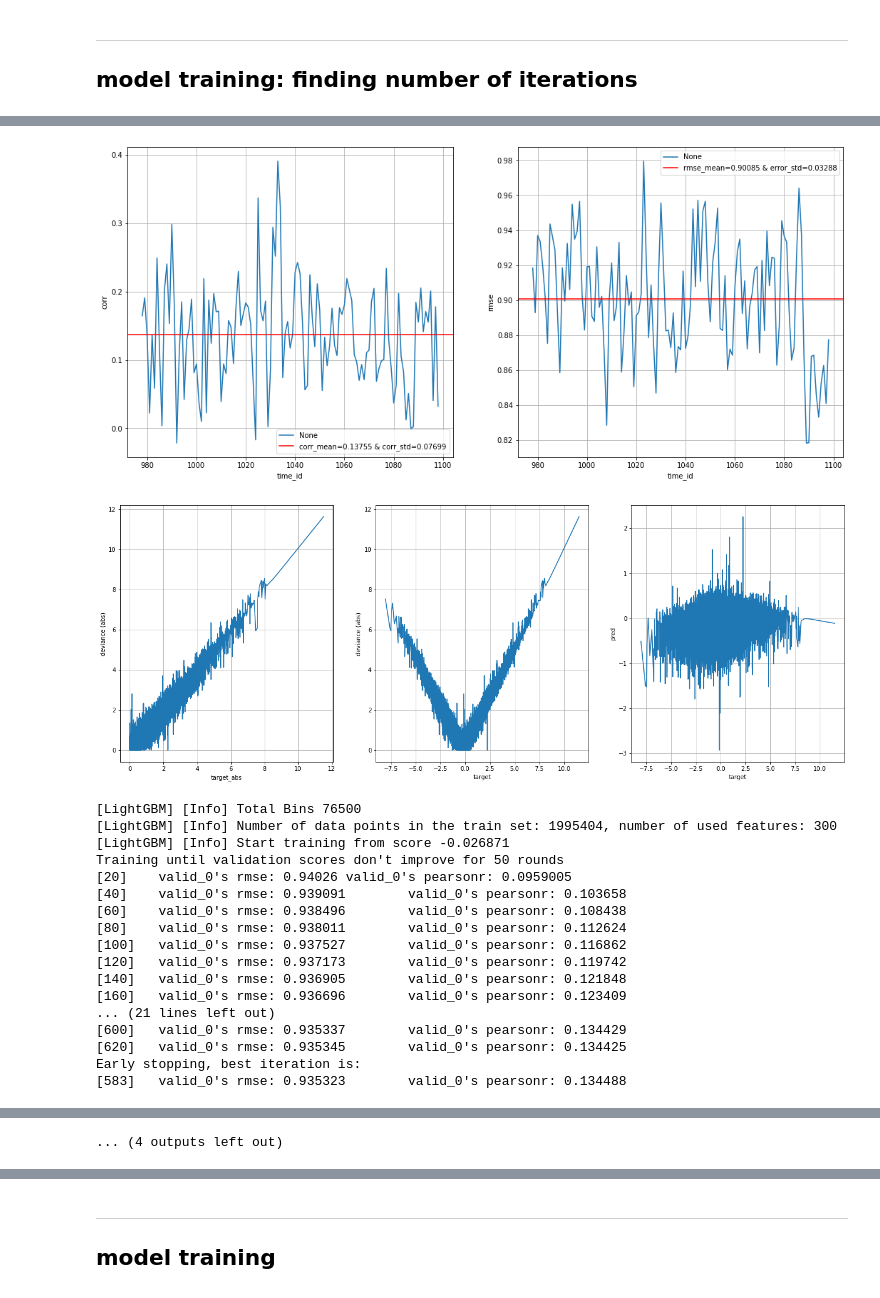
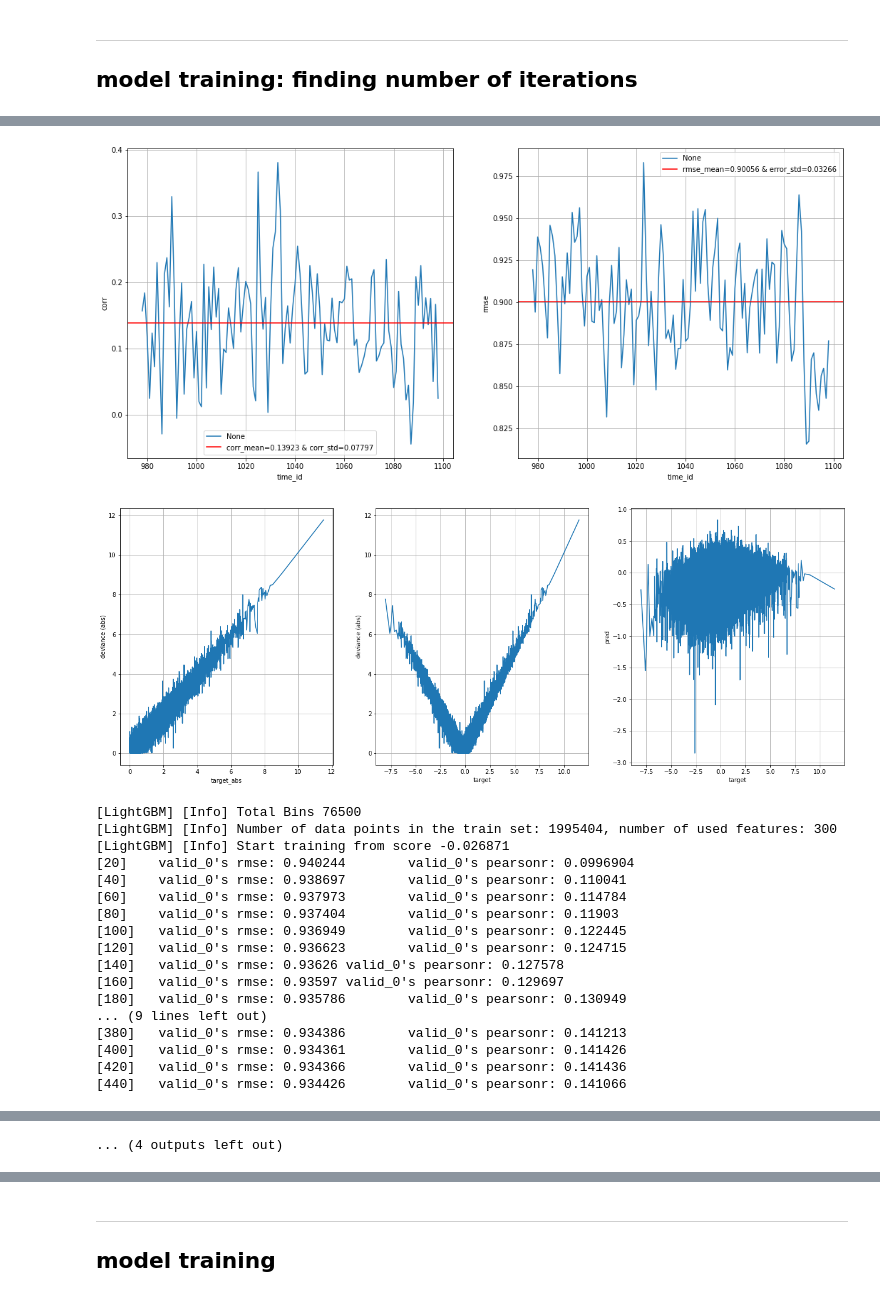
Before and after one commit to mavillan/ubiquant-market-prediction, a Jupyter notebook: train/ump-train-lgbm-linear.ipynb, the cells around one changed output, grey strips where cells are left out. Drawn from its saved outputs; the diff is of its cells as text; code cells hidden in the pictures.

Commit message:
Re-train of lgbm-linear

```diff
--- a/train/ump-train-lgbm-linear.ipynb
+++ b/train/ump-train-lgbm-linear.ipynb
@@ -150,3 +132,24 @@ model_params = {
+# %%
+model_params = {
+    'linear_tree': True,
+    'objective': 'mse',
+    'metric': 'rmse',
+    'learning_rate': 0.05,
+    'force_col_wise': True,
+    'bagging_freq': 1,
+    'seed': 19,
+    'first_metric_only': False,
+    'bin_construct_sample_cnt': 100000000,
+    'feature_pre_filter': False,
+    'bagging_fraction': 0.9,
+    'feature_fraction': 0.2,
+    'lambda_l1': 0.007523622054560796,
+    'lambda_l2': 0.0018848586384901094,
+    'linear_lambda': 23.556574210240964,
+    'min_data_in_leaf': 500,
+    'path_smooth': 9.2943778947972,
+    'num_leaves': 64,
+}
 # %%
 pretrain = True
 metrics = {"corr_mean":list(), "corr_std":list(), "error_mean":list(), "error_std":list(),}
@@ -168,14 +171,16 @@ if pretrain:
             free_raw_data=True
         )
 
+        es_callback = lgb.early_stopping(stopping_rounds=50, first_metric_only=False, verbose=False)
+        log_callback = lgb.log_evaluation(period=20,)
+
         model = lgb.train(
             params=model_params,
             train_set=train_dset,
             num_boost_round=3000,
             valid_sets=[valid_dset,],
-            early_stopping_rounds=50,
-            verbose_eval=20,
             feval=pearsonr,
+            callbacks=[es_callback,log_callback],
         )
         models.append(model)
 
@@ -301,19 +308,19 @@ Early stopping, best iteration is:
-[figure, old version]
+[figure, new version]
-[figure, old version]
+[figure, new version]
 [LightGBM] [Info] Total Bins 76500
 [LightGBM] [Info] Number of data points in the train set: 1995404, number of used features: 300
 [LightGBM] [Info] Start training from score -0.026871
-Training until validation scores don't improve for 50 rounds
-[20]    valid_0's rmse: 0.94026 valid_0's pearsonr: 0.0959005
-[40]    valid_0's rmse: 0.939091        valid_0's pearsonr: 0.103658
-[60]    valid_0's rmse: 0.938496        valid_0's pearsonr: 0.108438
-[80]    valid_0's rmse: 0.938011        valid_0's pearsonr: 0.112624
-[100]   valid_0's rmse: 0.937527        valid_0's pearsonr: 0.116862
-[120]   valid_0's rmse: 0.937173        valid_0's pearsonr: 0.119742
-[140]   valid_0's rmse: 0.936905        valid_0's pearsonr: 0.121848
-[160]   valid_0's rmse: 0.936696        valid_0's pearsonr: 0.123409
-... (21 lines left out)
-[600]   valid_0's rmse: 0.935337        valid_0's pearsonr: 0.134429
-[620]   valid_0's rmse: 0.935345        valid_0's pearsonr: 0.134425
-Early stopping, best iteration is:
-[583]   valid_0's rmse: 0.935323        valid_0's pearsonr: 0.134488
+[20]    valid_0's rmse: 0.940244        valid_0's pearsonr: 0.0996904
+[40]    valid_0's rmse: 0.938697        valid_0's pearsonr: 0.110041
+[60]    valid_0's rmse: 0.937973        valid_0's pearsonr: 0.114784
+[80]    valid_0's rmse: 0.937404        valid_0's pearsonr: 0.11903
+[100]   valid_0's rmse: 0.936949        valid_0's pearsonr: 0.122445
+[120]   valid_0's rmse: 0.936623        valid_0's pearsonr: 0.124715
+[140]   valid_0's rmse: 0.93626 valid_0's pearsonr: 0.127578
+[160]   valid_0's rmse: 0.93597 valid_0's pearsonr: 0.129697
+[180]   valid_0's rmse: 0.935786        valid_0's pearsonr: 0.130949
+... (9 lines left out)
+[380]   valid_0's rmse: 0.934386        valid_0's pearsonr: 0.141213
+[400]   valid_0's rmse: 0.934361        valid_0's pearsonr: 0.141426
+[420]   valid_0's rmse: 0.934366        valid_0's pearsonr: 0.141436
+[440]   valid_0's rmse: 0.934426        valid_0's pearsonr: 0.141066
```
Also changed, not shown: parts of 8 cells of this notebook.
